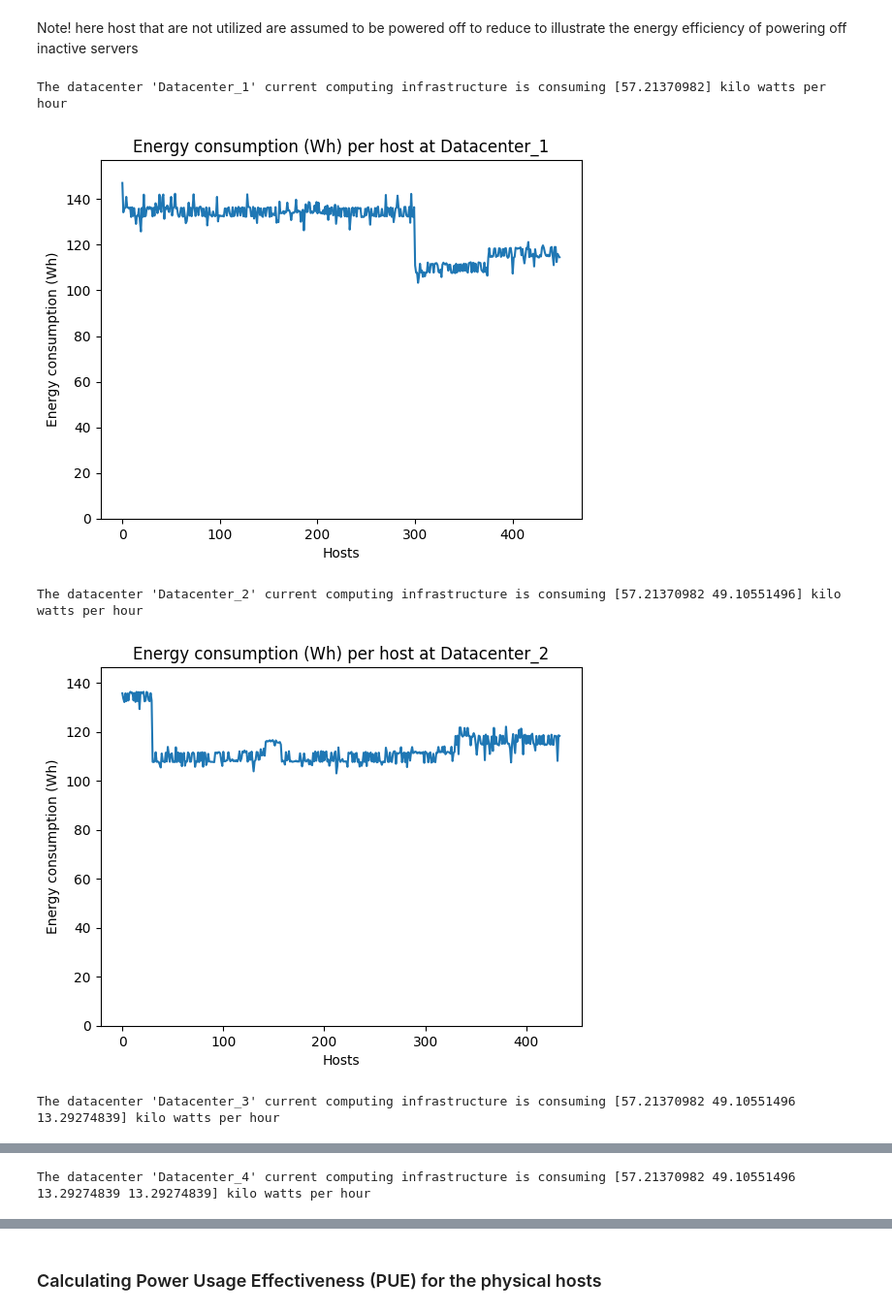
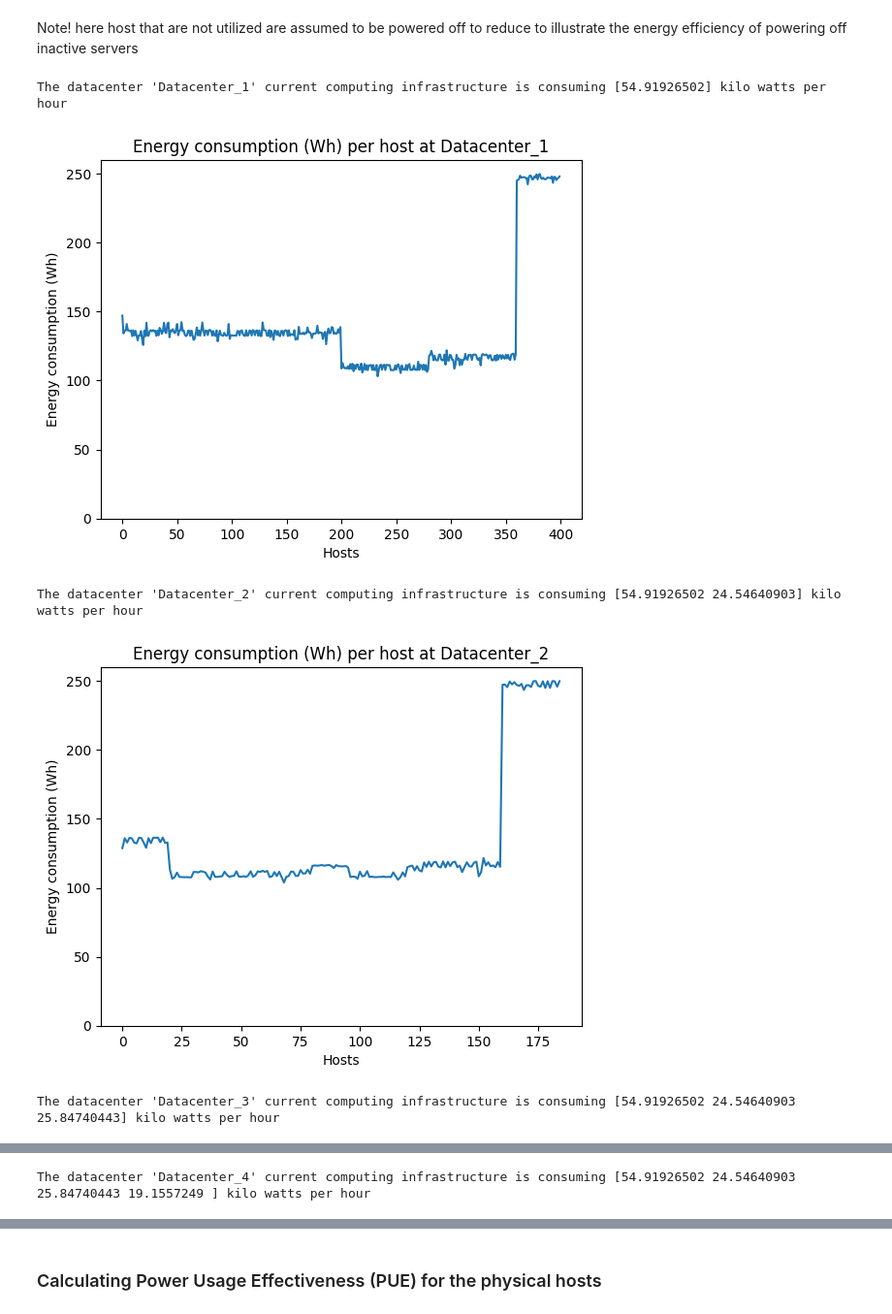
Before and after one commit to KhalidAFarah/cloud-energy-efficiency, a Jupyter notebook: evaluation/resources_utilization.ipynb, the cells around one changed output, grey strips where cells are left out. Shown: that part at 97% size. Drawn from its saved outputs; the diff is of its cells as text; code cells hidden in the pictures.

```diff
--- a/evaluation/resources_utilization.ipynb
+++ b/evaluation/resources_utilization.ipynb
@@ -5,6 +5,6 @@ import matplotlib.pyplot as plt
 import math
 # import seaborn as sns
 
-dataset = pd.read_csv("../data/logfile-v5.csv", delimiter=";")
+dataset = pd.read_csv("../data/logfile-v6.csv", delimiter=";")
 dataset.head()
 # %% [output]
@@ -238,9 +254,28 @@ labels= np.unique(dataset['datacenter_name'])
 min_host_power = 0
 min_host_power_per_host = np.array([])
 min_host_power_per_datacenter = np.array([])
+
+datacenter_hosts_powered_on = np.array([])
+datacenter_hosts_powered_off = np.array([])
+
+datacenter_power_down_hosts_available_pes = np.array([])
+datacenter_power_down_hosts_available_mips = np.array([])
+datacenter_power_down_hosts_available_ram = np.array([])
+datacenter_power_down_hosts_available_bw = np.array([])
+datacenter_power_down_hosts_available_storage = np.array([])
+
 for i in range(len(labels)):
     # min_host_power_per_datacenter = 0
     min_host_power_per_host_per_datacenter = np.array([])
+    hosts_power_on = 0
+    hosts_power_off = 0
+
+    pes = 0
+    mips = 0
+    ram = 0
+    bw = 0
+    storage = 0
+
     for _, sample in dataset[(dataset['datacenter_name'] == labels[i]) & (dataset['time'] == 300.01)].iterrows():
         power_model = sample['power_model'].split(",")
         min_host_utilization = (sample['mips'] - sample['available_mips'])/sample['mips']
@@ -250,38 +285,62 @@ for i in range(len(labels)):
             # min_host_power_per_datacenter += host_power
             min_host_power_per_host = np.append(min_host_power_per_host, host_power)
             min_host_power_per_host_per_datacenter = np.append(power_per_host_per_datacenter, min_host_host_power)
+            hosts_power_off += 1
         elif min_host_utilization % 0.1 == 0:
             min_host_host_power = min_host_utilization * 10
             # min_host_power_per_datacenter += min_host_host_power
             min_host_power_per_host = np.append(min_host_power_per_host, min_host_host_power)
             min_host_power_per_host_per_datacenter = np.append(min_host_power_per_host_per_datacenter, min_host_host_power)
+            hosts_power_on += 1
+
+            pes += sample['available_pes']
+            mips += sample['available_mips']
+            ram += sample['available_ram']
+            bw += sample['available_bw']
+            storage += sample['available_storage']
         else:
             min_host_utilization_floor = int(math.floor(min_host_utilization * 10))
             min_host_utilization_ceil = int(math.ceil(min_host_utilization * 10))
             min_host_power_floor = float(power_model[min_host_utilization_floor])
             min_host_power_ceil = float(power_model[min_host_utilization_ceil])
 
             min_host_diff = (min_host_power_ceil - min_host_power_floor) / 10
             min_host_host_power = min_host_power_floor + min_host_diff * (min_host_utilization - min_host_utilization_floor / 10) * 100
 
             # min_host_power_per_datacenter += min_host_host_power
             min_host_power_per_host = np.append(min_host_power_per_host, min_host_host_power)
             min_host_power_per_host_per_datacenter = np.append(min_host_power_per_host_per_datacenter, min_host_host_power)
+            hosts_power_on += 1
+
+            pes += sample['available_pes']
+            mips += sample['available_mips']
+            ram += sample['available_ram']
+            bw += sample['available_bw']
+            storage += sample['available_storage']
     min_host_power_per_datacenter = np.append(min_host_power_per_datacenter, np.sum(min_host_power_per_host_per_datacenter))
     min_host_power += np.sum(min_host_power_per_host_per_datacenter)
+
+    datacenter_hosts_powered_on = np.append(datacenter_hosts_powered_on, hosts_power_on)
+    datacenter_hosts_powered_off = np.append(datacenter_hosts_powered_off, hosts_power_off)
+
+    datacenter_power_down_hosts_available_pes = np.append(datacenter_power_down_hosts_available_pes, pes)
+    datacenter_power_down_hosts_available_mips = np.append(datacenter_power_down_hosts_available_mips, mips)
+    datacenter_power_down_hosts_available_ram = np.append(datacenter_power_down_hosts_available_ram, ram)
+    datacenter_power_down_hosts_available_bw = np.append(datacenter_power_down_hosts_available_bw, bw)
+    datacenter_power_down_hosts_available_storage = np.append(datacenter_power_down_hosts_available_storage, storage)
 
     print(f"The datacenter '{labels[i]}' current computing infrastructure is consuming {(min_host_power_per_datacenter * 1)/1000} kilo watts per hour")
     plt.plot(np.arange(0, len(min_host_power_per_host_per_datacenter)), (min_host_power_per_host_per_datacenter*1))
     plt.ylim((0, max(min_host_power_per_host_per_datacenter)+10))
     plt.xlabel("Hosts")
     plt.ylabel("Energy consumption (Wh)")
     plt.title(f"Energy consumption (Wh) per host at {labels[i]}")
     plt.show()
 
 print(f"The cloud providers current computing infrastructure at max can consume {(min_host_power * 1)/1000} kilo watts per hour")
 # %% [output]
-The datacenter 'Datacenter_1' current computing infrastructure is consuming [57.21370982] kilo watts per hour
+The datacenter 'Datacenter_1' current computing infrastructure is consuming [54.91926502] kilo watts per hour
-[figure, old version]
+[figure, new version]
-The datacenter 'Datacenter_2' current computing infrastructure is consuming [57.21370982 49.10551496] kilo watts per hour
+The datacenter 'Datacenter_2' current computing infrastructure is consuming [54.91926502 24.54640903] kilo watts per hour
-[figure, old version]
+[figure, new version]
-The datacenter 'Datacenter_3' current computing infrastructure is consuming [57.21370982 49.10551496 13.29274839] kilo watts per hour
+The datacenter 'Datacenter_3' current computing infrastructure is consuming [54.91926502 24.54640903 25.84740443] kilo watts per hour
@@ -289 +348 @@ The datacenter 'Datacenter_3' current computing infrastructure is consuming [57.
-The datacenter 'Datacenter_4' current computing infrastructure is consuming [57.21370982 49.10551496 13.29274839 13.29274839] kilo watts per hour
+The datacenter 'Datacenter_4' current computing infrastructure is consuming [54.91926502 24.54640903 25.84740443 19.1557249 ] kilo watts per hour
```
Also changed, not shown: parts of 16 cells of this notebook.
